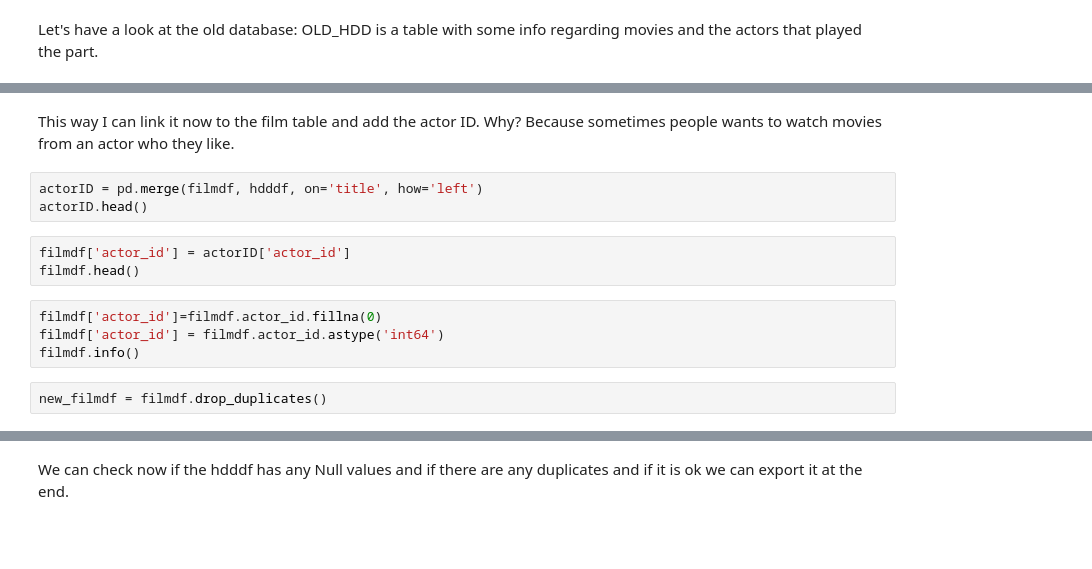
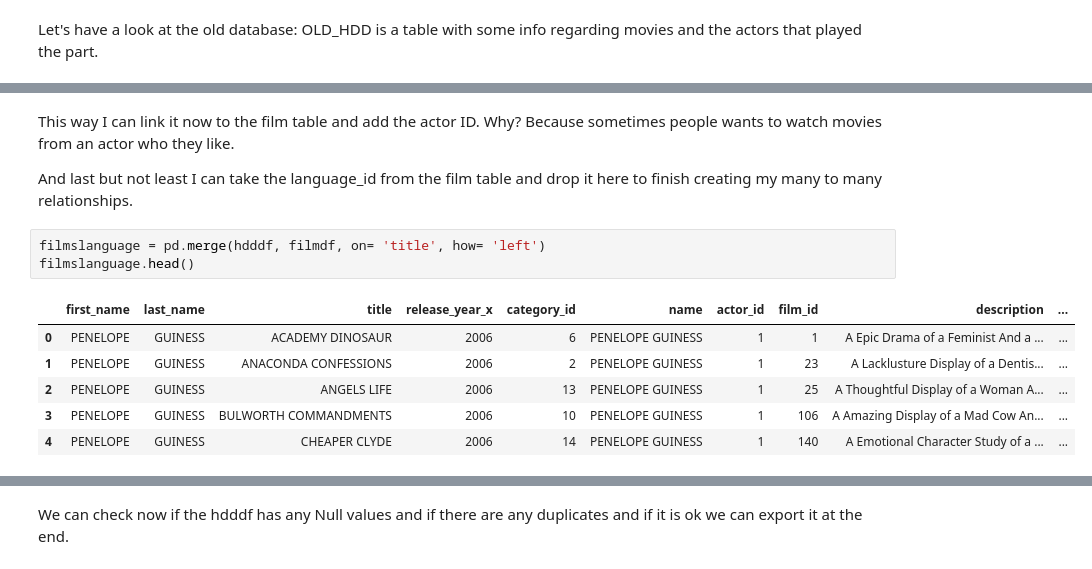
Before and after one commit to LeoBulcsu/8Films_Rental_DataBase, a Jupyter notebook: Notebooks/8Films_Renta_DATACLEANING.ipynb, the cells around one changed output, grey strips where cells are left out. Cells and saved outputs as stored; diff of their text form; blank space fills up the shorter version.

Commit message:
New tables

```diff
--- a/Notebooks/8Films_Renta_DATACLEANING.ipynb
+++ b/Notebooks/8Films_Renta_DATACLEANING.ipynb
@@ -241,14 +463,14 @@ hdddf.head()
 # %% [markdown]
 This way I can link it now to the film table and add the actor ID. Why? Because sometimes people wants to watch movies from an actor who they like.
+
+And last but not least I can take the language_id from the film table and drop it here to finish creating my many to many relationships.
-# %%
-actorID = pd.merge(filmdf, hdddf, on='title', how='left')
-actorID.head()
-# %%
-filmdf['actor_id'] = actorID['actor_id']
-filmdf.head()
-# %%
-filmdf['actor_id']=filmdf.actor_id.fillna(0)
-filmdf['actor_id'] = filmdf.actor_id.astype('int64')
-filmdf.info()
-# %%
-new_filmdf = filmdf.drop_duplicates()
+# %%
+filmslanguage = pd.merge(hdddf, filmdf, on= 'title', how= 'left')
+filmslanguage.head()
+# %% [output]
+|  | first_name | last_name | title | release_year_x | category_id | name | actor_id | film_id | description | ... |
+| 0 | PENELOPE | GUINESS | ACADEMY DINOSAUR | 2006 | 6 | PENELOPE GUINESS | 1 | 1 | A Epic Drama of a Feminist And a ... | ... |
+| 1 | PENELOPE | GUINESS | ANACONDA CONFESSIONS | 2006 | 2 | PENELOPE GUINESS | 1 | 23 | A Lacklusture Display of a Dentis... | ... |
+| 2 | PENELOPE | GUINESS | ANGELS LIFE | 2006 | 13 | PENELOPE GUINESS | 1 | 25 | A Thoughtful Display of a Woman A... | ... |
+| 3 | PENELOPE | GUINESS | BULWORTH COMMANDMENTS | 2006 | 10 | PENELOPE GUINESS | 1 | 106 | A Amazing Display of a Mad Cow An... | ... |
+| 4 | PENELOPE | GUINESS | CHEAPER CLYDE | 2006 | 14 | PENELOPE GUINESS | 1 | 140 | A Emotional Character Study of a ... | ... |
```
Also changed, not shown: parts of 53 cells of this notebook, 7 other files.
